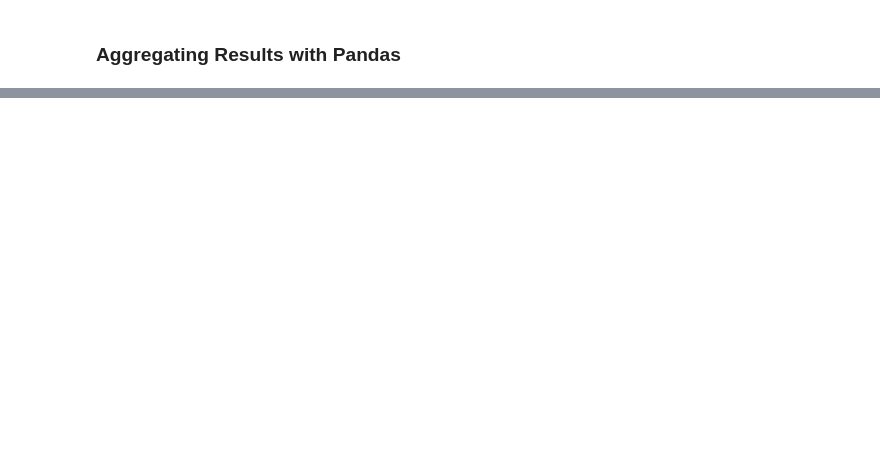
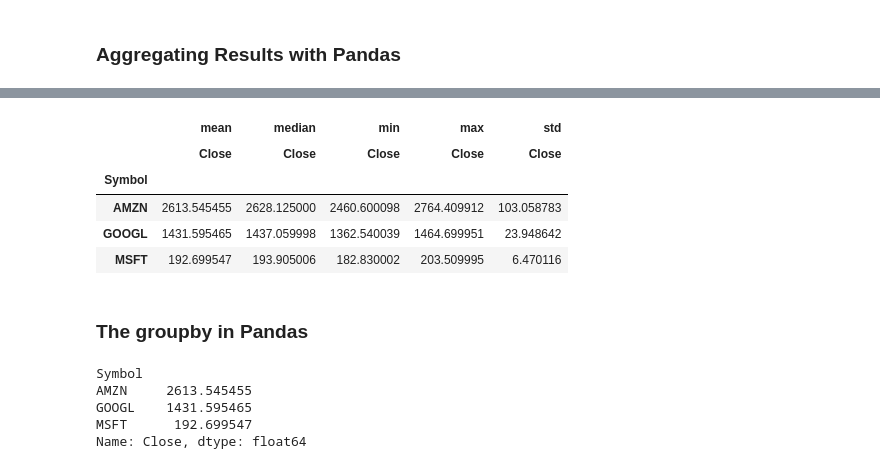
Before and after one commit to MarcusPelo/data-wrangling-with-pandas, a Jupyter notebook: data-wrangling-with-pandas.ipynb, the cells around one changed output, grey strips where cells are left out. Cells and saved outputs as stored; diff of their text form; code cells hidden in the pictures; blank space fills up the shorter version.

```diff
--- a/data-wrangling-with-pandas.ipynb
+++ b/data-wrangling-with-pandas.ipynb
@@ -156,0 +267,26 @@ mean_pivot.set_index('Symbol')
+# %%
+# same result, but with only a few lines of code
+
+all_df.pivot_table(
+    index='Symbol',
+    values='Close',
+    aggfunc=['mean','median','min','max','std']
+)
+# %% [output]
+|  | mean | median | min | max | std |
+|  | Close | Close | Close | Close | Close |
+| Symbol |  |  |  |  |  |
+| AMZN | 2613.545455 | 2628.125000 | 2460.600098 | 2764.409912 | 103.058783 |
+| GOOGL | 1431.595465 | 1437.059998 | 1362.540039 | 1464.699951 | 23.948642 |
+| MSFT | 192.699547 | 193.905006 | 182.830002 | 203.509995 | 6.470116 |
+# %% [markdown]
+### The groupby in Pandas
+# %%
+grouped_stocks = all_df.groupby('Symbol')['Close'].mean()
+grouped_stocks.head()
+# %% [output]
+Symbol
+AMZN     2613.545455
+GOOGL    1431.595465
+MSFT      192.699547
+Name: Close, dtype: float64
```
Also changed, not shown: parts of 14 cells of this notebook, 2 other files.
